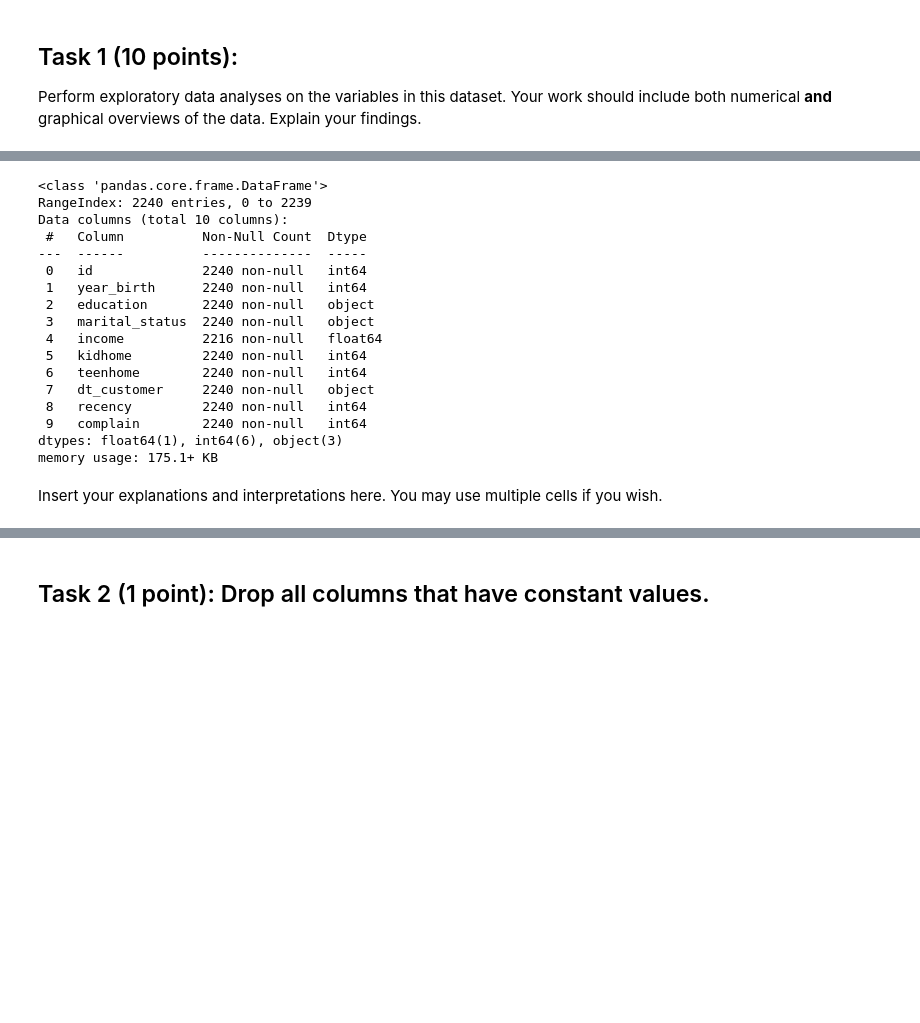
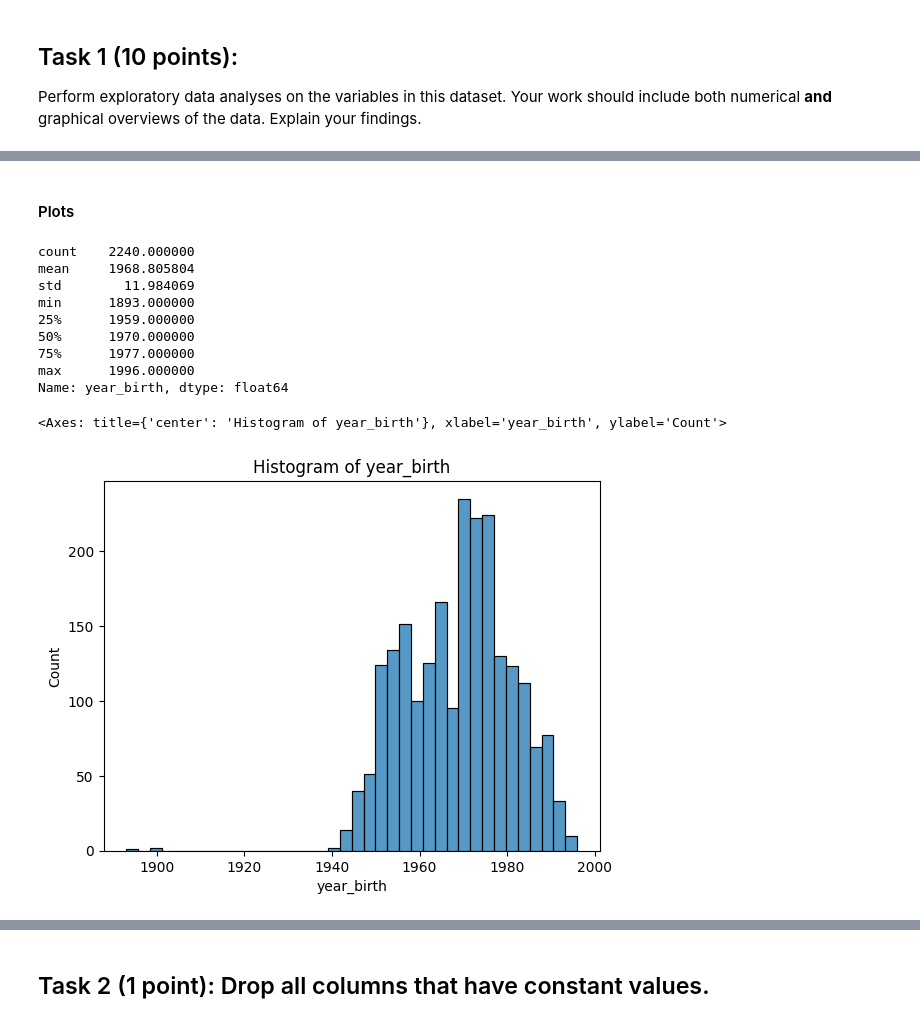
Before and after one commit to Mattcalcaterra/si618classwork, a Jupyter notebook: homework/SI_618_Homework_06.ipynb, the cells around one changed output, grey strips where cells are left out. Cells and saved outputs as stored; diff of their text form; code cells hidden in the pictures; blank space fills up the shorter version.

Commit message:
Updated exploratory analysis
Added distribution graphs

```diff
--- a/homework/SI_618_Homework_06.ipynb
+++ b/homework/SI_618_Homework_06.ipynb
@@ -95,22 +101,2 @@ place_df = customer_df[
-# %%
-people_df.info()
-# %% [output]
-<class 'pandas.core.frame.DataFrame'>
-RangeIndex: 2240 entries, 0 to 2239
-Data columns (total 10 columns):
- #   Column          Non-Null Count  Dtype
----  ------          --------------  -----
- 0   id              2240 non-null   int64
- 1   year_birth      2240 non-null   int64
- 2   education       2240 non-null   object
- 3   marital_status  2240 non-null   object
- 4   income          2216 non-null   float64
- 5   kidhome         2240 non-null   int64
- 6   teenhome        2240 non-null   int64
- 7   dt_customer     2240 non-null   object
- 8   recency         2240 non-null   int64
- 9   complain        2240 non-null   int64
-dtypes: float64(1), int64(6), object(3)
-memory usage: 175.1+ KB
-# %% [markdown]
-Insert your explanations and interpretations here. You may use multiple cells if you wish.
+# %% [markdown]
+#### Plots
@@ -116,0 +132,20 @@ Insert your explanations and interpretations here. You may use multiple cells if
+# %%
+def basic_histogram(column):
+    plot = sns.histplot(column)
+    plt.title("Histogram of " + column.name)
+    print(column.describe())
+    return plot
+# %%
+basic_histogram(customer_df["year_birth"])
+# %% [output]
+count    2240.000000
+mean     1968.805804
+std        11.984069
+min      1893.000000
+25%      1959.000000
+50%      1970.000000
+75%      1977.000000
+max      1996.000000
+Name: year_birth, dtype: float64
+<Axes: title={'center': 'Histogram of year_birth'}, xlabel='year_birth', ylabel='Count'>
+[figure, added]
```
Also changed, not shown: parts of 12 cells of this notebook.
